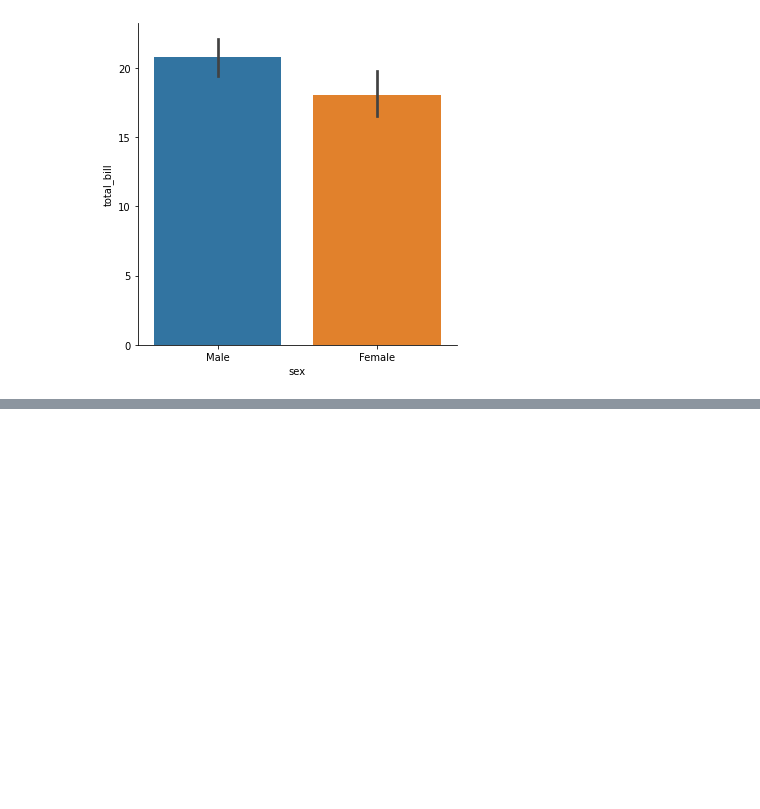
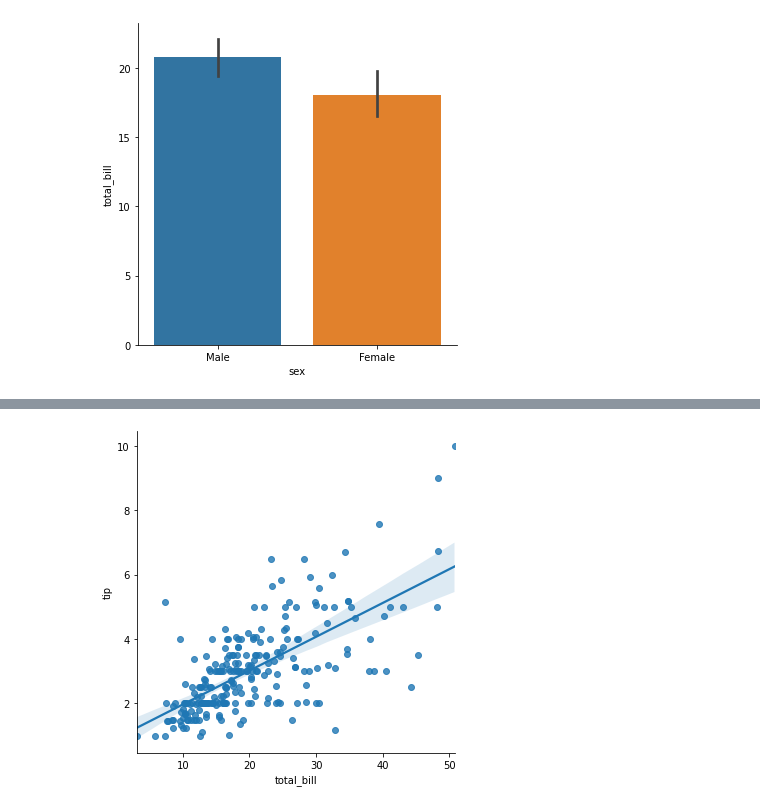
Before and after one commit to SilahicAmil/30-Days-Of-ML, a Jupyter notebook: Day_4.ipynb, the cells around one changed output, grey strips where cells are left out. Drawn from its saved outputs; the diff is of its cells as text; code cells hidden in the pictures; blank space fills up the shorter version.

Commit message:
Seaborn Regression Plots

```diff
--- a/Day_4.ipynb
+++ b/Day_4.ipynb
@@ -251,0 +261,4 @@ sns.factorplot(x='sex',y='total_bill',data=tips,kind='bar');
+# %%
+sns.lmplot(x="total_bill", y="tip", data=tips);
+# %% [output]
+[figure, added]
```
Also changed, not shown: parts of 12 cells of this notebook.
